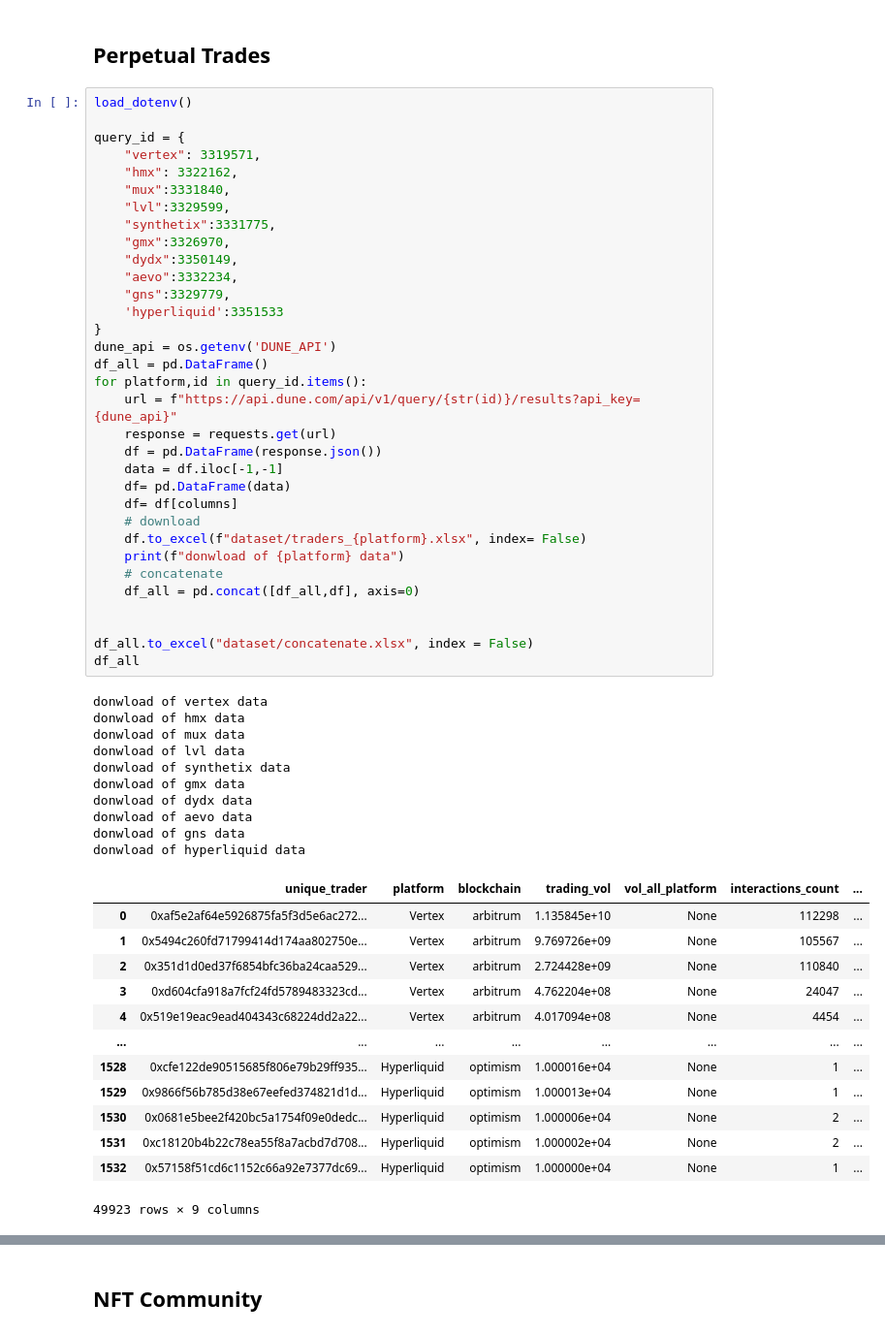
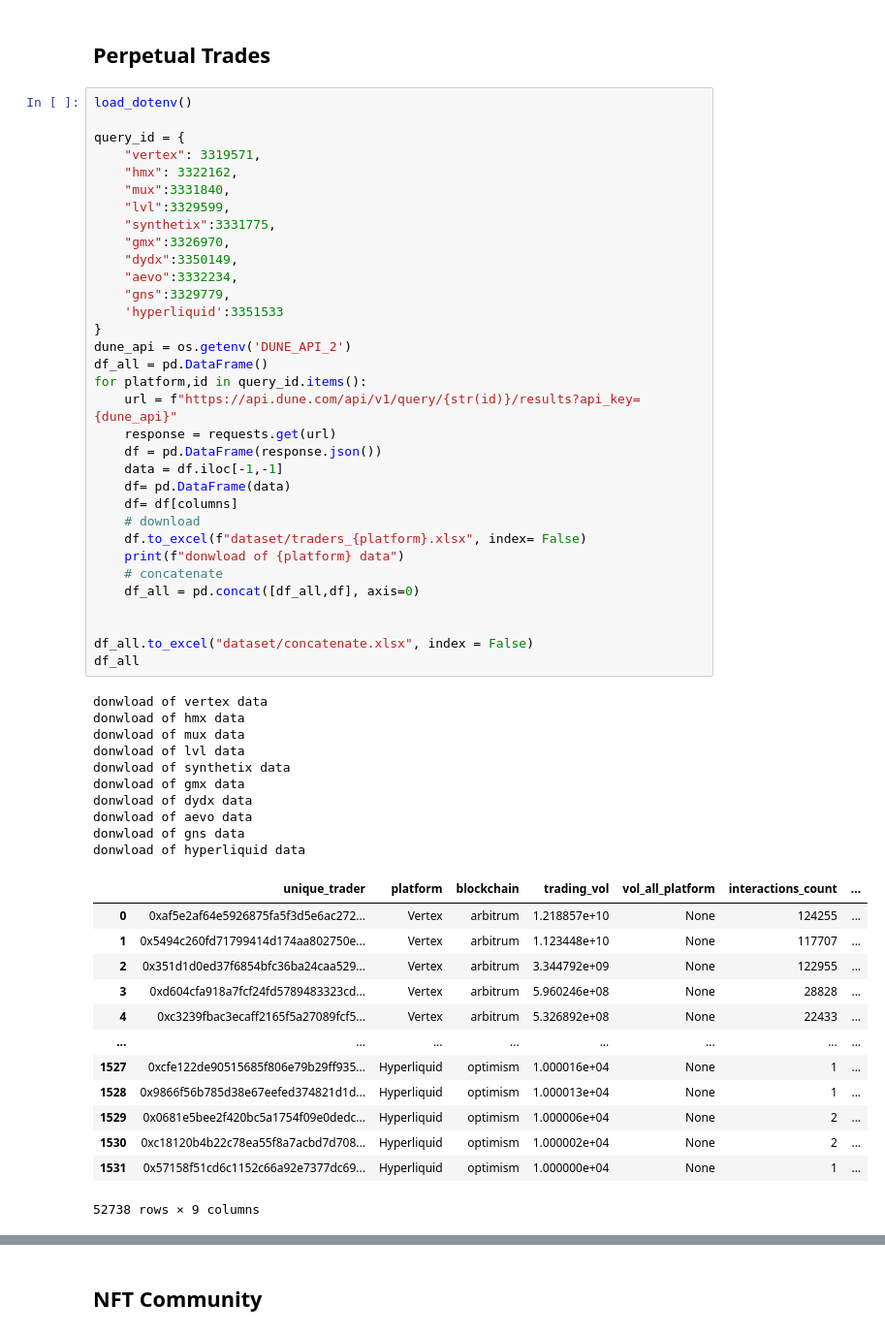
Before and after one commit to LimaRods/Wallet-Hunting--, a Jupyter notebook: pipeline.ipynb, the cells around one changed output, grey strips where cells are left out. Shown at 97% size. Cells and saved outputs as stored; diff of their text form.

```diff
--- a/pipeline.ipynb
+++ b/pipeline.ipynb
@@ -35,48 +35,48 @@ query_id = {
     "gns":3329779,
     'hyperliquid':3351533
 }
-dune_api = os.getenv('DUNE_API')
+dune_api = os.getenv('DUNE_API_2')
 df_all = pd.DataFrame()
 for platform,id in query_id.items():
     url = f"https://api.dune.com/api/v1/query/{str(id)}/results?api_key={dune_api}"
     response = requests.get(url)
     df = pd.DataFrame(response.json())
     data = df.iloc[-1,-1]
     df= pd.DataFrame(data)
     df= df[columns]
     # download
     df.to_excel(f"dataset/traders_{platform}.xlsx", index= False)
     print(f"donwload of {platform} data")
     # concatenate
     df_all = pd.concat([df_all,df], axis=0)
 
 
 df_all.to_excel("dataset/concatenate.xlsx", index = False)
 df_all
 # %% [output]
 donwload of vertex data
 donwload of hmx data
 donwload of mux data
 donwload of lvl data
 donwload of synthetix data
 donwload of gmx data
 donwload of dydx data
 donwload of aevo data
 donwload of gns data
 donwload of hyperliquid data
 |  | unique_trader | platform | blockchain | trading_vol | vol_all_platform | interactions_count | ... |
-| 0 | 0xaf5e2af64e5926875fa5f3d5e6ac272... | Vertex | arbitrum | 1.135845e+10 | None | 112298 | ... |
-| 1 | 0x5494c260fd71799414d174aa802750e... | Vertex | arbitrum | 9.769726e+09 | None | 105567 | ... |
-| 2 | 0x351d1d0ed37f6854bfc36ba24caa529... | Vertex | arbitrum | 2.724428e+09 | None | 110840 | ... |
-| 3 | 0xd604cfa918a7fcf24fd5789483323cd... | Vertex | arbitrum | 4.762204e+08 | None | 24047 | ... |
-| 4 | 0x519e19eac9ead404343c68224dd2a22... | Vertex | arbitrum | 4.017094e+08 | None | 4454 | ... |
+| 0 | 0xaf5e2af64e5926875fa5f3d5e6ac272... | Vertex | arbitrum | 1.218857e+10 | None | 124255 | ... |
+| 1 | 0x5494c260fd71799414d174aa802750e... | Vertex | arbitrum | 1.123448e+10 | None | 117707 | ... |
+| 2 | 0x351d1d0ed37f6854bfc36ba24caa529... | Vertex | arbitrum | 3.344792e+09 | None | 122955 | ... |
+| 3 | 0xd604cfa918a7fcf24fd5789483323cd... | Vertex | arbitrum | 5.960246e+08 | None | 28828 | ... |
+| 4 | 0xc3239fbac3ecaff2165f5a27089fcf5... | Vertex | arbitrum | 5.326892e+08 | None | 22433 | ... |
 | ... | ... | ... | ... | ... | ... | ... | ... |
-| 1528 | 0xcfe122de90515685f806e79b29ff935... | Hyperliquid | optimism | 1.000016e+04 | None | 1 | ... |
-| 1529 | 0x9866f56b785d38e67eefed374821d1d... | Hyperliquid | optimism | 1.000013e+04 | None | 1 | ... |
-| 1530 | 0x0681e5bee2f420bc5a1754f09e0dedc... | Hyperliquid | optimism | 1.000006e+04 | None | 2 | ... |
-| 1531 | 0xc18120b4b22c78ea55f8a7acbd7d708... | Hyperliquid | optimism | 1.000002e+04 | None | 2 | ... |
-| 1532 | 0x57158f51cd6c1152c66a92e7377dc69... | Hyperliquid | optimism | 1.000000e+04 | None | 1 | ... |
+| 1527 | 0xcfe122de90515685f806e79b29ff935... | Hyperliquid | optimism | 1.000016e+04 | None | 1 | ... |
+| 1528 | 0x9866f56b785d38e67eefed374821d1d... | Hyperliquid | optimism | 1.000013e+04 | None | 1 | ... |
+| 1529 | 0x0681e5bee2f420bc5a1754f09e0dedc... | Hyperliquid | optimism | 1.000006e+04 | None | 2 | ... |
+| 1530 | 0xc18120b4b22c78ea55f8a7acbd7d708... | Hyperliquid | optimism | 1.000002e+04 | None | 2 | ... |
+| 1531 | 0x57158f51cd6c1152c66a92e7377dc69... | Hyperliquid | optimism | 1.000000e+04 | None | 1 | ... |
-49923 rows × 9 columns
+52738 rows × 9 columns
 # %%
 # Final Layout
 
```
Also changed, not shown: parts of 18 cells of this notebook, 14 other files.
